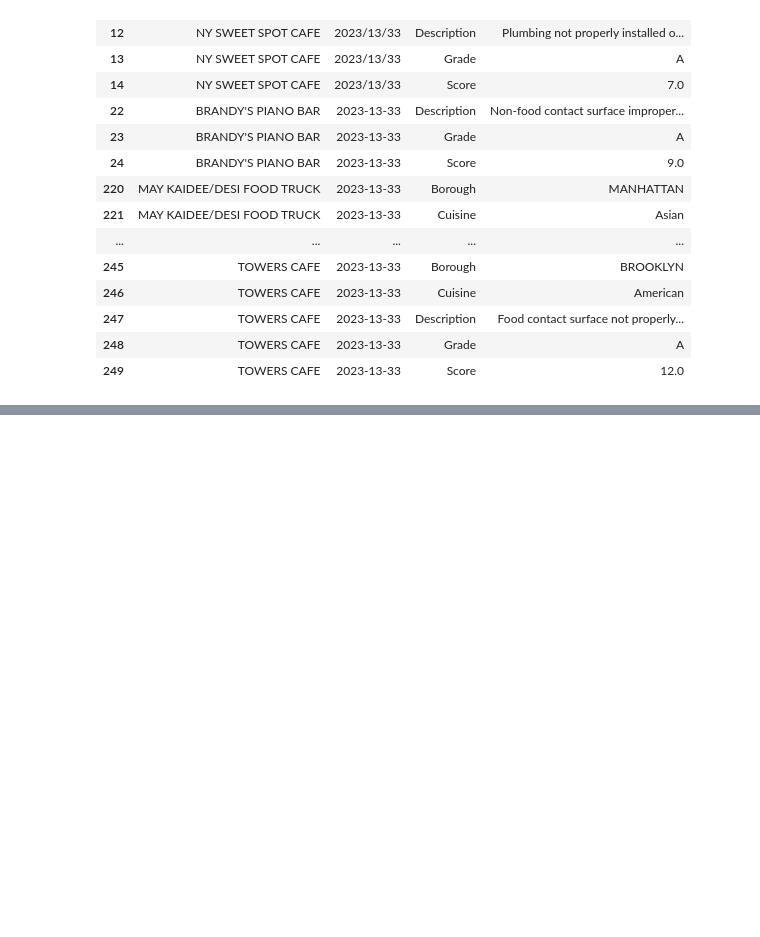
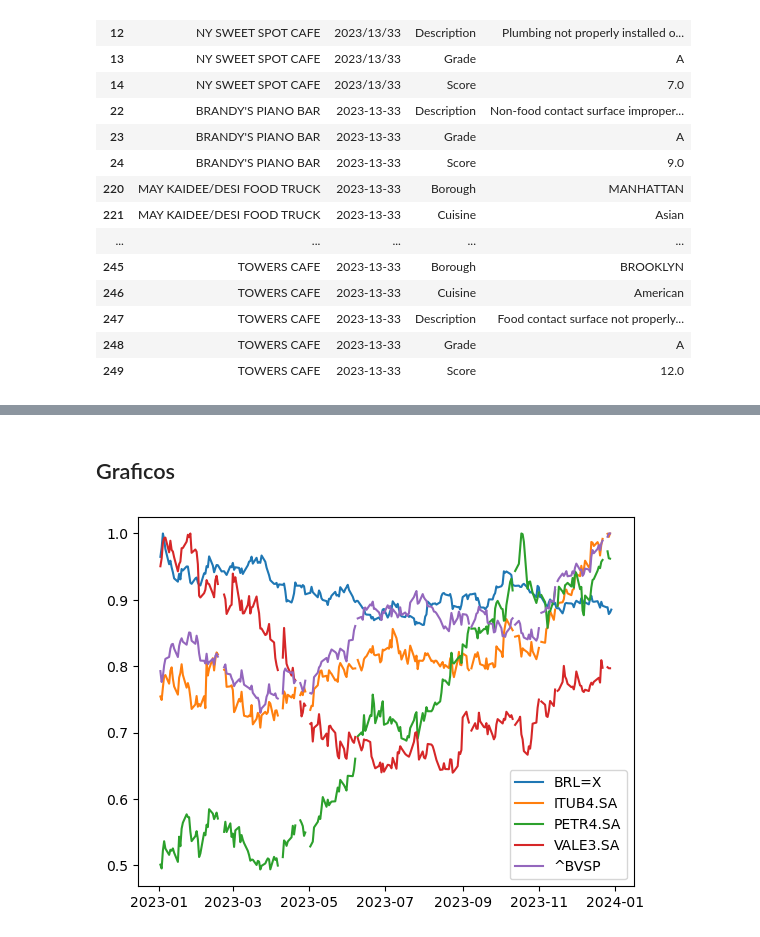
Before and after one commit to AnaMarcacini/CienciaDeDados, a Jupyter notebook: EstudoAnaP1_Pratica.ipynb, the cells around one changed output, grey strips where cells are left out. Cells and saved outputs as stored; diff of their text form; code cells hidden in the pictures; blank space fills up the shorter version.

```diff
--- a/EstudoAnaP1_Pratica.ipynb
+++ b/EstudoAnaP1_Pratica.ipynb
@@ -61,0 +115,5 @@ inspecao.head()
+# %%
+import yfinance as yf
+
+financas = yf.download(['^BVSP', 'PETR4.SA', 'ITUB4.SA', 'VALE3.SA', 'BRL=X'],'2023-01-01','2024-01-01')
+financas.head()
@@ -290,0 +554,3 @@ pandas.core.series.Series
+# %%
+financas = financas['Adj Close']
+financas
@@ -735,0 +1645,5 @@ carros.head(12)
+# %%
+for column in ['ITUB4.SA', 'PETR4.SA', 'VALE3.SA']:
+  financas[column] = financas[column] * financas['BRL=X']
+
+financas.head()
@@ -1807,0 +3780,2 @@ inspecao[ ~ inspecao['Date'].apply(valida_data) ] # vendo datas erradas
+# %% [markdown]
+## Graficos
@@ -1807,0 +3786,10 @@ inspecao[ ~ inspecao['Date'].apply(valida_data) ] # vendo datas erradas
+# %%
+import matplotlib.pyplot as plt
+# Qual ativo rendeu mais no período? Você pode calcular o percentual de aumento ou descréscimo do ativo do início ao fim do período.
+plt.plot(financas[['BRL=X', 'ITUB4.SA', 'PETR4.SA', 'VALE3.SA', '^BVSP']] / financas[['BRL=X', 'ITUB4.SA', 'PETR4.SA', 'VALE3.SA', '^BVSP']].max(),
+         label=['BRL=X', 'ITUB4.SA', 'PETR4.SA', 'VALE3.SA', '^BVSP'])
+
+plt.legend()
+plt.show()
+# %% [output]
+[figure, added]
```
Also changed, not shown: parts of 259 cells of this notebook, 2 other files.
